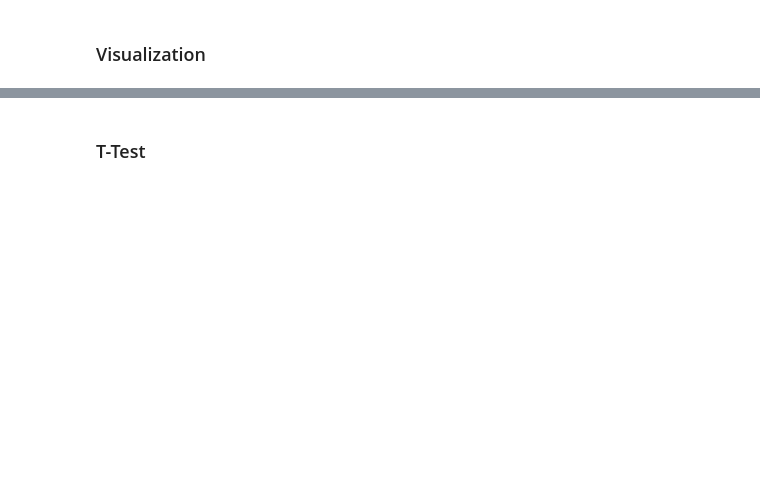
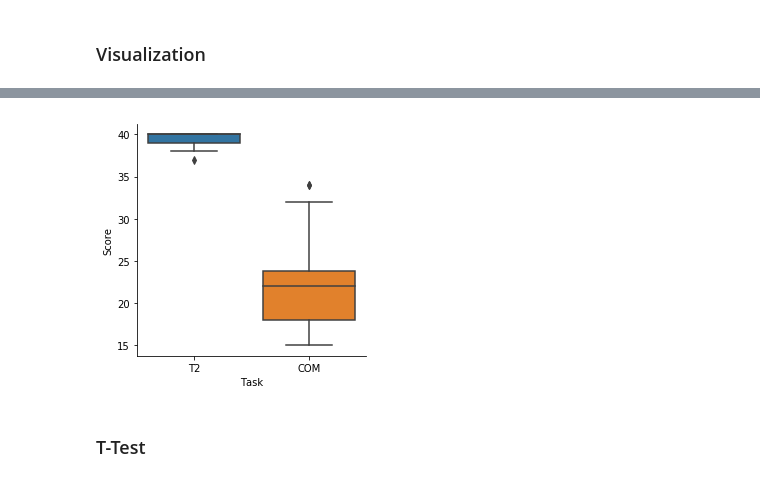
Before and after one commit to outtoin/statistics_practice, a Jupyter notebook: JediFlight_Statistics.ipynb, the cells around one changed output, grey strips where cells are left out. Saved outputs shown, nothing was run; the diff lists cells and outputs as text; code cells hidden in the pictures; blank space fills up the shorter version.

Commit message:
add distance method, add 2 datas

```diff
--- a/JediFlight_Statistics.ipynb
+++ b/JediFlight_Statistics.ipynb
@@ -61,3 +164,9 @@ ax = sns.factorplot(x='Task', y='Score', data=score_df, kind='box')
+# %%
+score_df = pd.concat([T2_df[['Task', 'Score']], COM_df[['Task', 'Score']]])
+score_df['Score'] = score_df['Score'].astype(float)
+ax = sns.factorplot(x='Task', y='Score', data=score_df, kind='box')
+# %% [output]
+[figure, added]
 # %% [markdown]
 ### T-Test
 # %%
```
Also changed, not shown: parts of 17 cells of this notebook, 6 other files.
